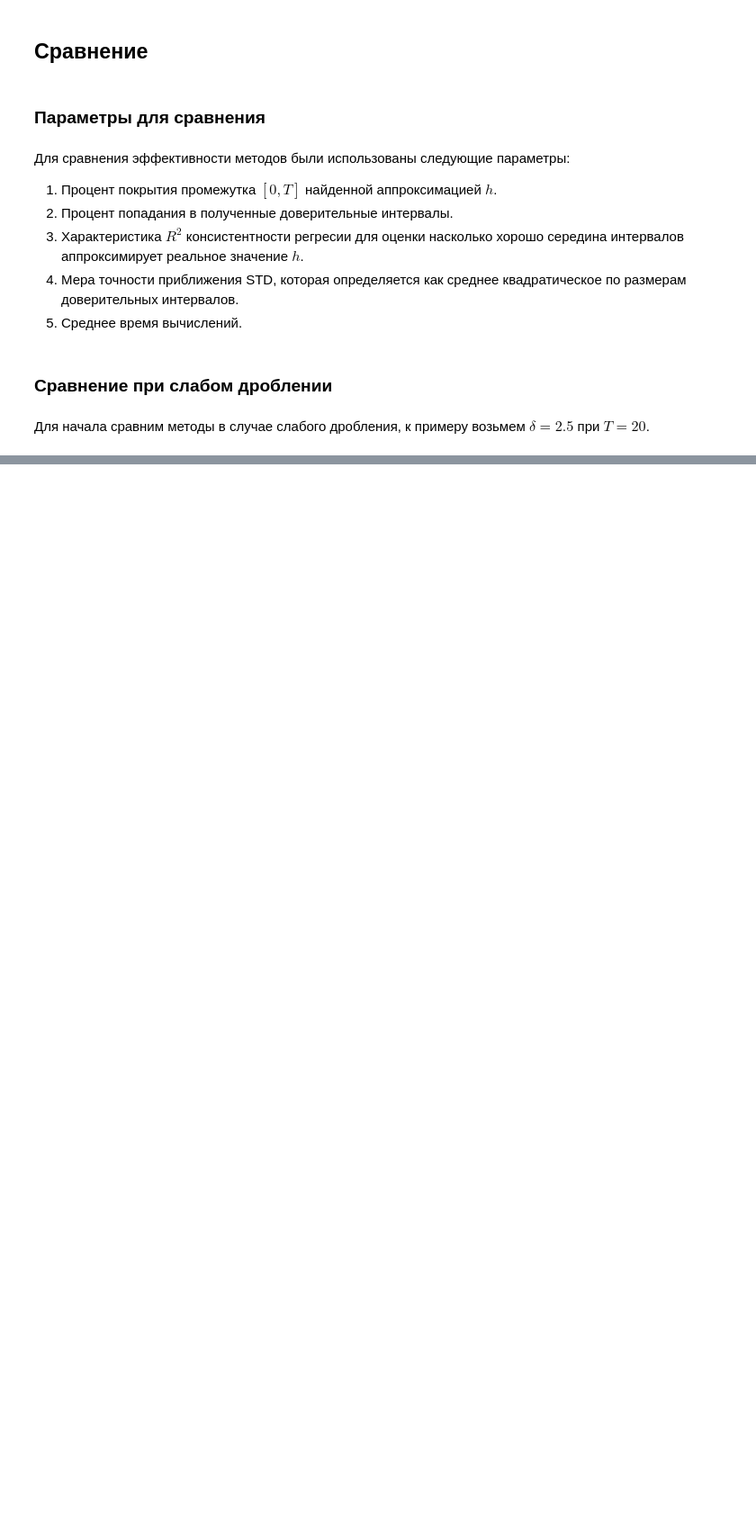
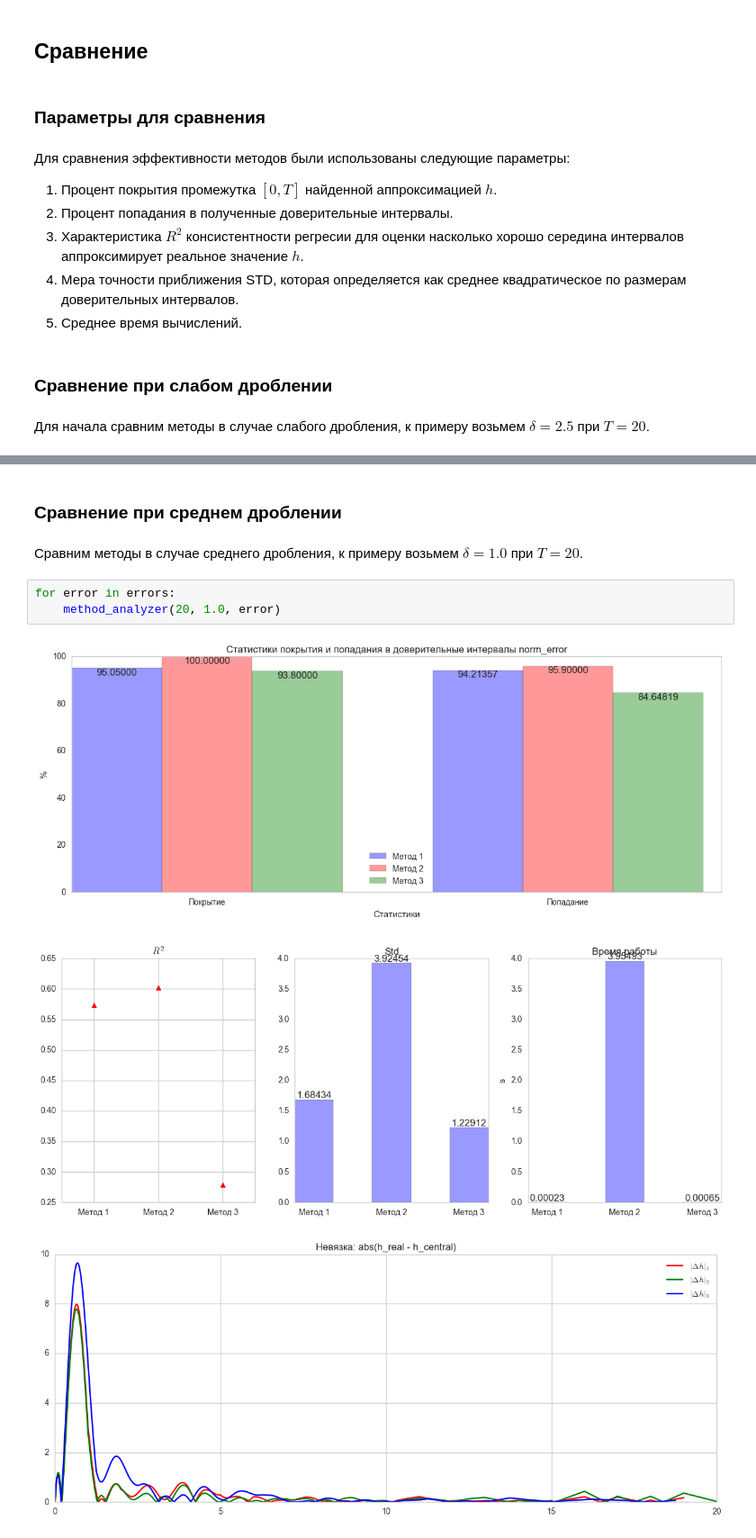
Before and after one commit to Megalitum/gubarev_labs, a Jupyter notebook: Lab2.ipynb, the cells around one changed output, grey strips where cells are left out. Shown at 90% size. Cells and saved outputs as stored; diff of their text form; blank space fills up the shorter version.

```diff
--- a/Lab2.ipynb
+++ b/Lab2.ipynb
@@ -128,0 +55,11 @@ for error in errors:
+# %% [markdown]
+### Сравнение при среднем дроблении
+# %% [markdown]
+Сравним методы в случае среднего дробления, к примеру возьмем $\delta = 1.0$ при $T = 20$.
+# %%
+for error in errors:
+    method_analyzer(20, 1.0, error)
+# %% [output]
+[figure, added]
+[figure, added]
+[figure, added]
```
Also changed, not shown: parts of 11 cells of this notebook, 1 other file.
